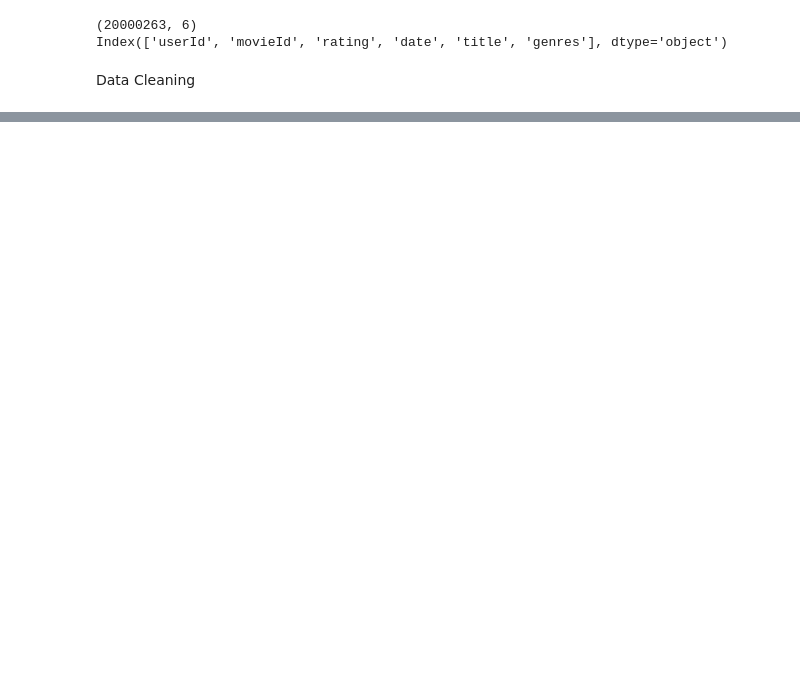
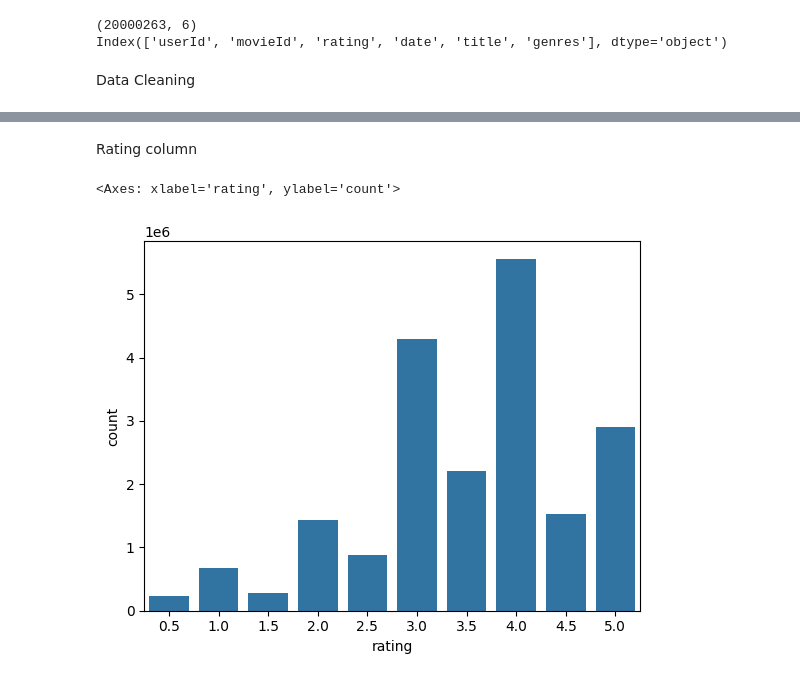
Before and after one commit to itzuditsharma/Sentiment-Analysis-Alexa, a Jupyter notebook: Movie Recommendation/main.ipynb, the cells around one changed output, grey strips where cells are left out. Drawn from its saved outputs; the diff is of its cells as text; code cells hidden in the pictures; blank space fills up the shorter version.

Commit message:
Added code of EDA till date column

```diff
--- a/Movie Recommendation/main.ipynb
+++ b/Movie Recommendation/main.ipynb
@@ -96,0 +175,7 @@ Data Cleaning
+# %% [markdown]
+Rating column
+# %%
+sns.countplot(x = "rating", data = movie_ratings)
+# %% [output]
+<Axes: xlabel='rating', ylabel='count'>
+[figure, added]
```
Also changed, not shown: parts of 15 cells of this notebook.
